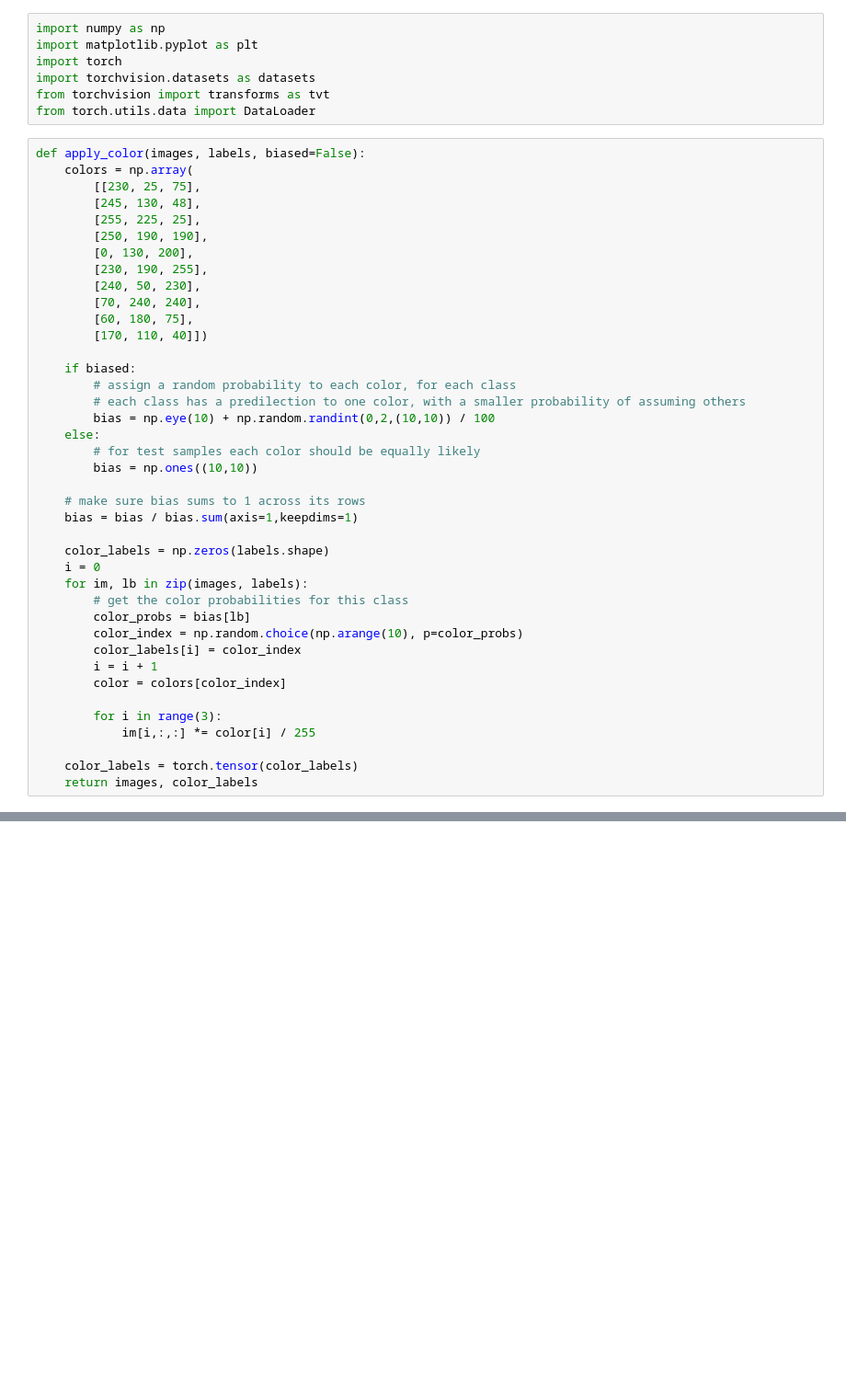
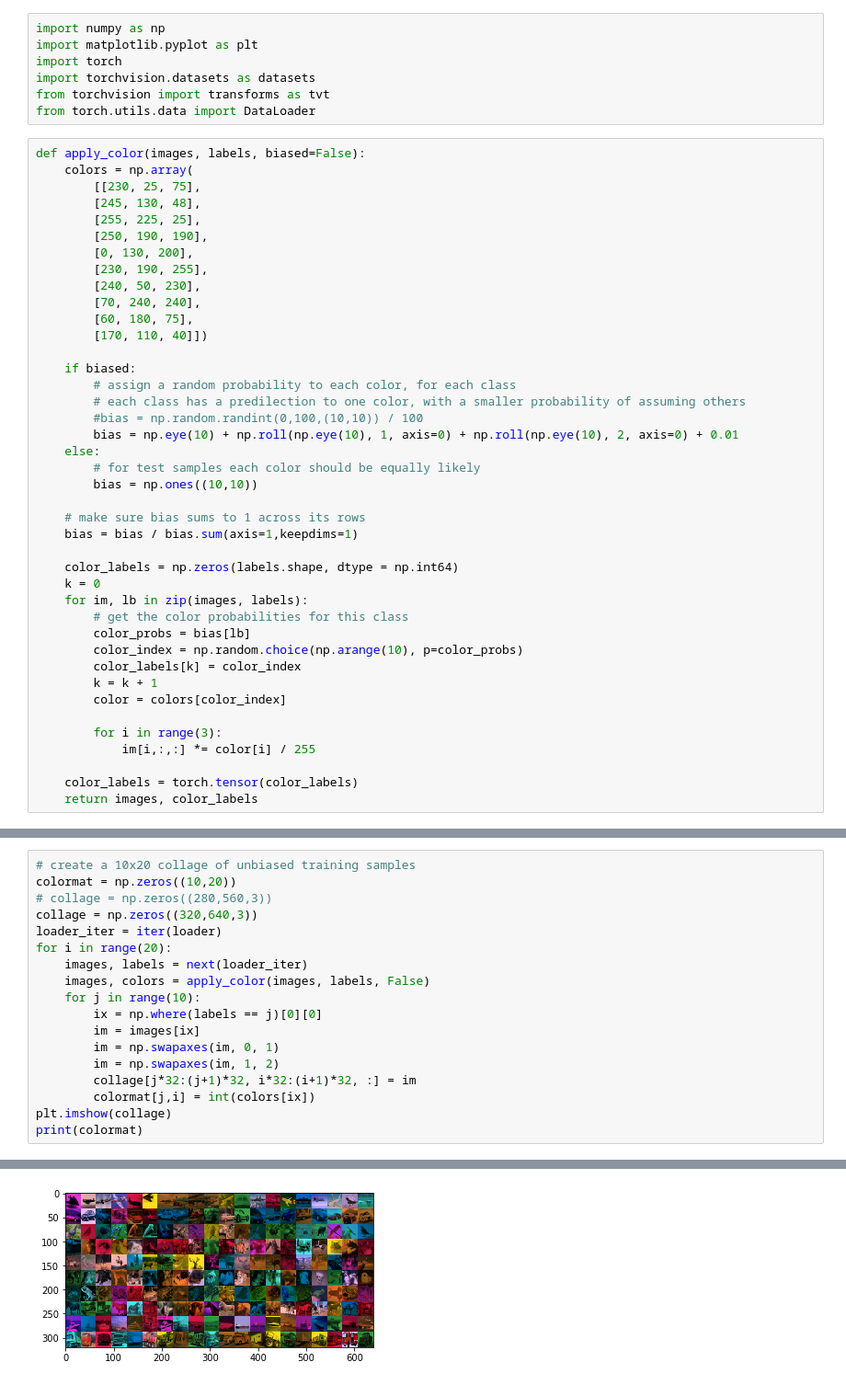
Before and after one commit to ajairaj/machine-learning, a Jupyter notebook: Learning Not To Learn/Colored MNIST.ipynb, the cells around one changed output, grey strips where cells are left out. Shown at 92% size. Drawn from its saved outputs; the diff is of its cells as text; blank space fills up the shorter version.

```diff
--- a/Learning Not To Learn/Colored MNIST.ipynb
+++ b/Learning Not To Learn/Colored MNIST.ipynb
@@ -22,7 +22,8 @@ def apply_color(images, labels, biased=False):
     if biased:
         # assign a random probability to each color, for each class
         # each class has a predilection to one color, with a smaller probability of assuming others
-        bias = np.eye(10) + np.random.randint(0,2,(10,10)) / 100
+        #bias = np.random.randint(0,100,(10,10)) / 100
+        bias = np.eye(10) + np.roll(np.eye(10), 1, axis=0) + np.roll(np.eye(10), 2, axis=0) + 0.01
     else:
         # for test samples each color should be equally likely
         bias = np.ones((10,10))
@@ -30,14 +31,14 @@ def apply_color(images, labels, biased=False):
     # make sure bias sums to 1 across its rows
     bias = bias / bias.sum(axis=1,keepdims=1)
 
-    color_labels = np.zeros(labels.shape)
-    i = 0
+    color_labels = np.zeros(labels.shape, dtype = np.int64)
+    k = 0
     for im, lb in zip(images, labels):
         # get the color probabilities for this class
         color_probs = bias[lb]
         color_index = np.random.choice(np.arange(10), p=color_probs)
-        color_labels[i] = color_index
-        i = i + 1
+        color_labels[k] = color_index
+        k = k + 1
         color = colors[color_index]
 
         for i in range(3):
@@ -57,0 +61,19 @@ loader = DataLoader(mnist, batch_size=100, shuffle=False)
+# %%
+# create a 10x20 collage of unbiased training samples
+colormat = np.zeros((10,20))
+# collage = np.zeros((280,560,3))
+collage = np.zeros((320,640,3))
+loader_iter = iter(loader)
+for i in range(20):
+    images, labels = next(loader_iter)
+    images, colors = apply_color(images, labels, False)
+    for j in range(10):
+        ix = np.where(labels == j)[0][0]
+        im = images[ix]
+        im = np.swapaxes(im, 0, 1)
+        im = np.swapaxes(im, 1, 2)
+        collage[j*32:(j+1)*32, i*32:(i+1)*32, :] = im
+        colormat[j,i] = int(colors[ix])
+plt.imshow(collage)
+print(colormat)
+# %% [output]
@@ -58 +90,2 @@ loader = DataLoader(mnist, batch_size=100, shuffle=False)
+[figure, added]
 # %%
```
Also changed, not shown: parts of 3 cells of this notebook, 1 other file.
